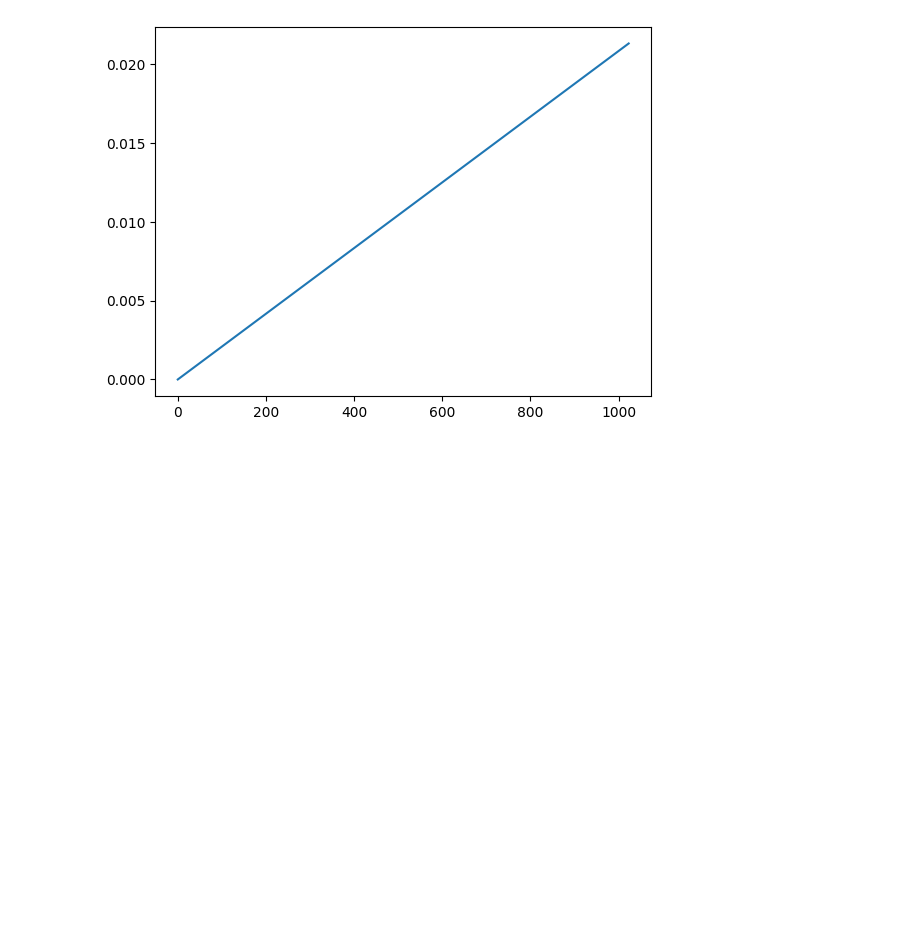
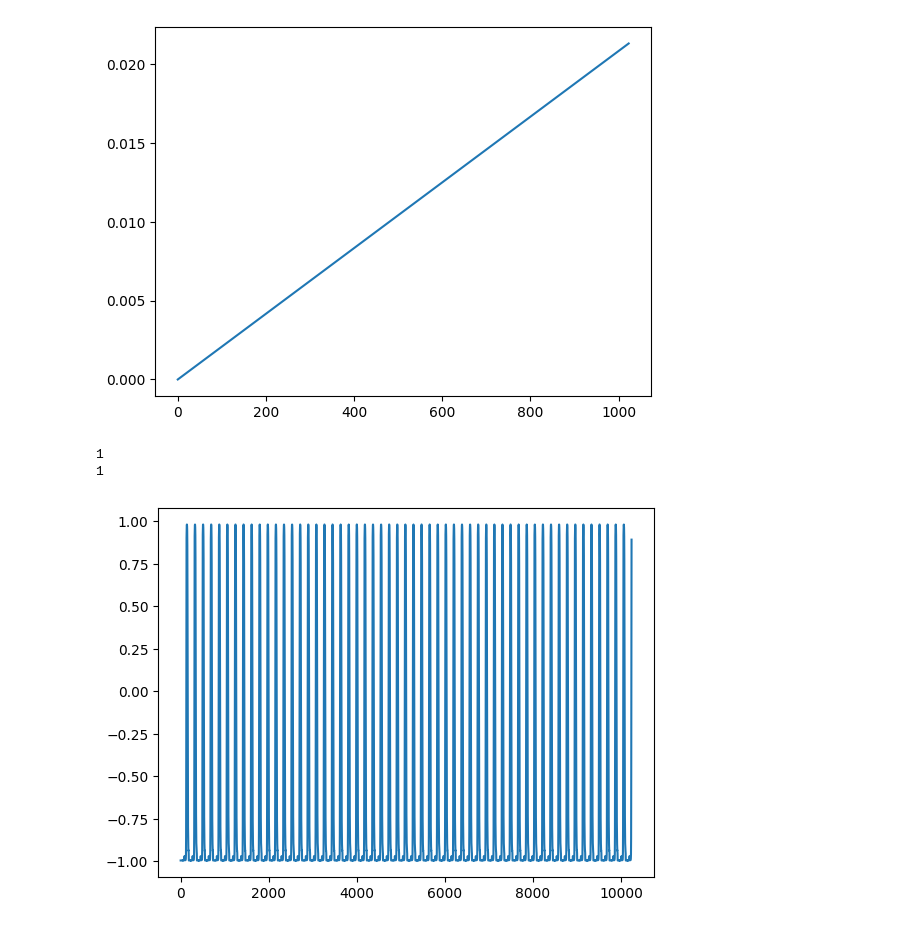
Before and after one commit to jperson4/Informatica-Musical, a Jupyter notebook: p5/p5.ipynb, the cells around one changed output. Cells and saved outputs as stored; diff of their text form; code cells hidden in the pictures; blank space fills up the shorter version.

Commit message:
sampler funcional

```diff
--- a/p5/p5.ipynb
+++ b/p5/p5.ipynb
@@ -253,3 +253,39 @@ showOsc(s, 1, chunks=True)
 showOsc(XP(C(1)), 1, True)
 # %% [output]
 [figure]
+# %%
+input = None
+a = C(1, show=True, nombre="general")
+
+root = Tk()
+tk = LabelFrame(root, text="Prueba", bg="#808090")
+
+freq = Sine(C(5000) / X(avoid0=True),
+            max=C(440, show=True),
+            min=C(220, show=True),
+            show=True)
+
+s1 = Rep(freq, XP(valor=freq, exp=C(4)) * C(2) - C(1), show=True)
+# sol
+synt = HarmSynt(C(3135, show=True, to=5000, step=1), [C(1/12, show=True), C(1*4/12, show=True), C(.5*8/12, show=True)], [s1, deepcopy(s1), deepcopy(s1)], show=True, fmix=tanh, amp=a)
+# input = synt
+# synt.doShow(tk)
+# tk.pack()
+# root.mainloop()
+# showOsc(synt, CHUNK)
+
+onda = []
+for i in range(0, int(209*2)):
+    onda = np.concatenate((onda, synt.next()))
+# plt.plot(onda[:CHUNK])
+synt = HarmSynt(C(3135, show=True, to=5000, step=1), [C(1/12, show=True), C(1*4/12, show=True), C(.5*8/12, show=True)], [s1, deepcopy(s1), deepcopy(s1)], show=True, fmix=tanh, amp=a)
+rsamp = RSampler(C(3135), onda, C(3135))
+samp = Sampler(onda, C(1))
+showOsc(rsamp, 10, True)
+# showOsc(samp, SRATE//CHUNK + 10, True)
+# showOsc(synt, 1026, True)
+input = rsamp
+# %% [output]
+1
+1
+[figure, added]
```
Also changed, not shown: parts of 5 cells of this notebook, 4 other files.
